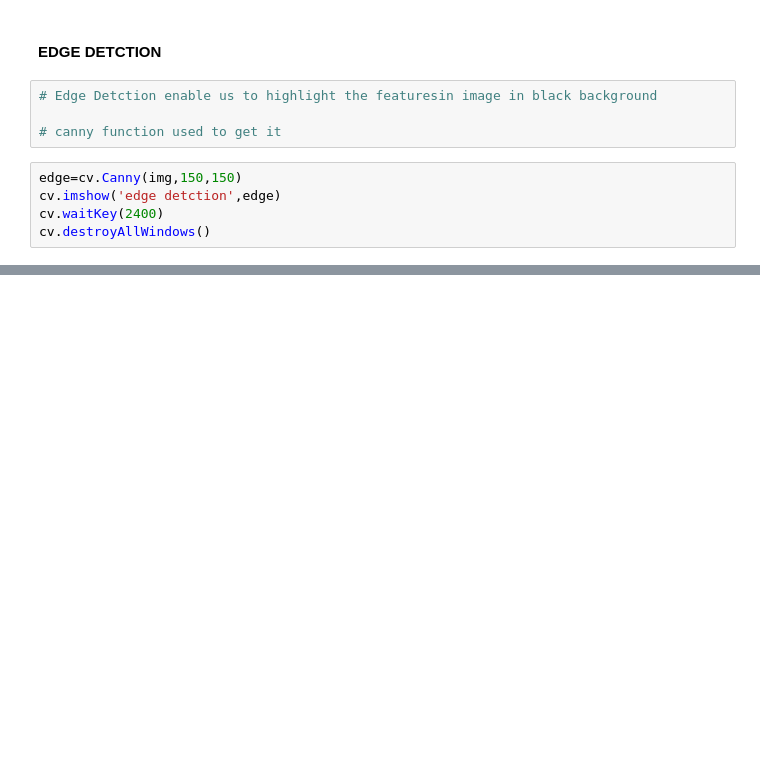
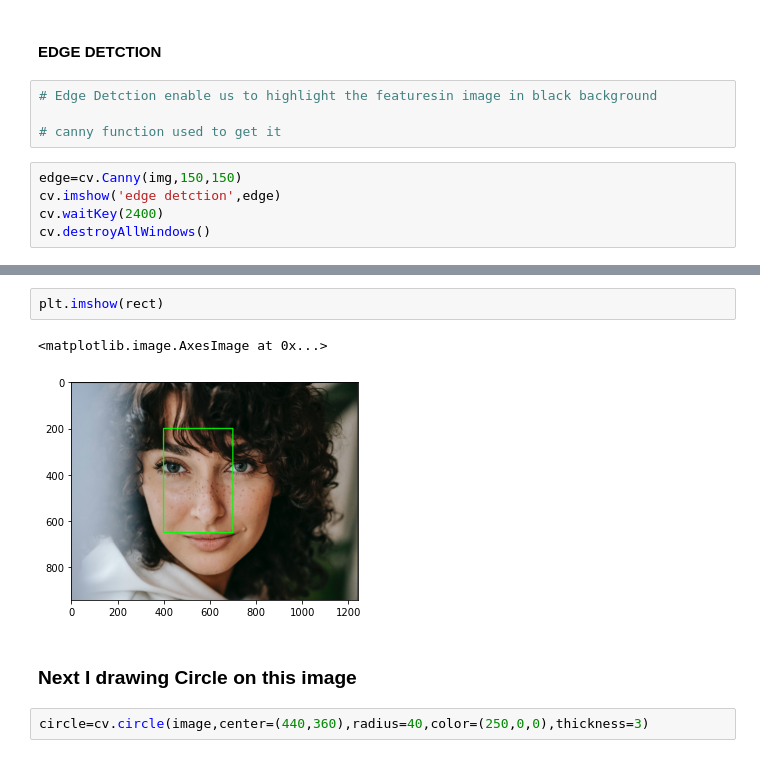
Before and after one commit to arjunkurup24/Learn-Computer-Vision-With-Project, a Jupyter notebook: cv basic.ipynb, the cells around one changed output, grey strips where cells are left out. Cells and saved outputs as stored; diff of their text form; blank space fills up the shorter version.

```diff
--- a/cv basic.ipynb
+++ b/cv basic.ipynb
@@ -141,0 +190,9 @@ cv.destroyAllWindows()
+# %%
+plt.imshow(rect)
+# %% [output]
+<matplotlib.image.AxesImage at 0x...>
+[figure, added]
+# %% [markdown]
+### Next I drawing  Circle on this image
+# %%
+circle=cv.circle(image,center=(440,360),radius=40,color=(250,0,0),thickness=3)
```
Also changed, not shown: parts of 18 cells of this notebook, 2 other files.
